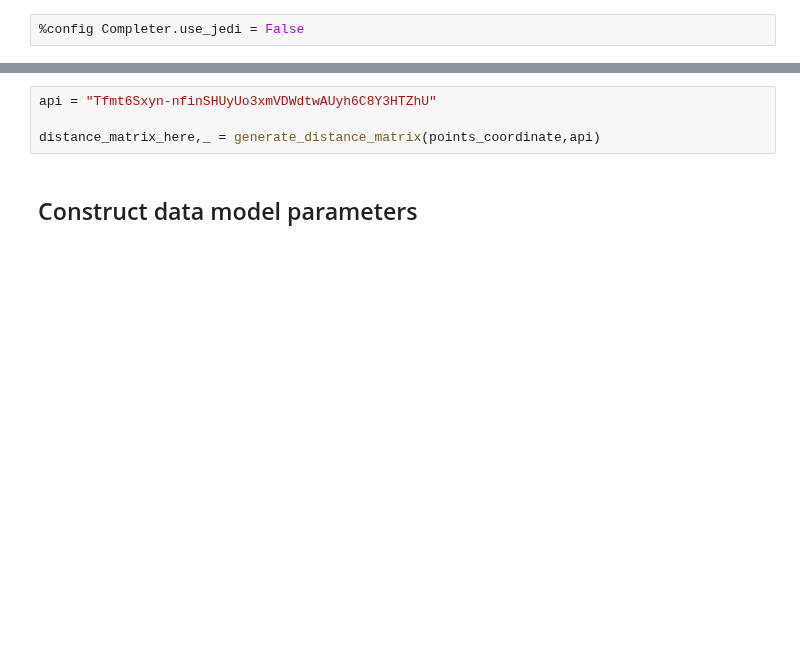
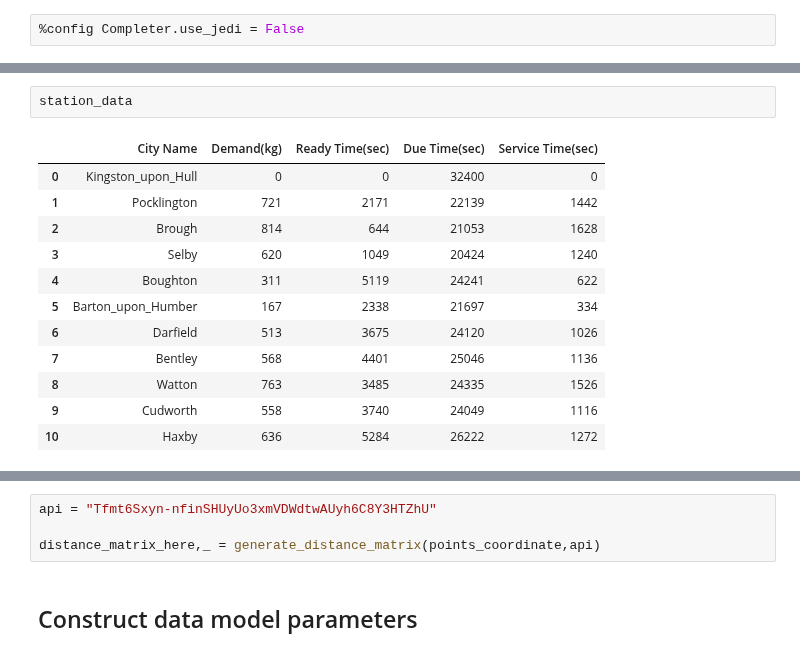
Before and after one commit to kallekj/Explorer, a Jupyter notebook: src/Router.ipynb, the cells around one changed output, grey strips where cells are left out. Cells and saved outputs as stored; diff of their text form; blank space fills up the shorter version.

```diff
--- a/src/Router.ipynb
+++ b/src/Router.ipynb
@@ -67,0 +47,15 @@ def print_solution(data, manager, routing, solution):
+# %%
+station_data
+# %% [output]
+|  | City Name | Demand(kg) | Ready Time(sec) | Due Time(sec) | Service Time(sec) |
+| 0 | Kingston_upon_Hull | 0 | 0 | 32400 | 0 |
+| 1 | Pocklington | 721 | 2171 | 22139 | 1442 |
+| 2 | Brough | 814 | 644 | 21053 | 1628 |
+| 3 | Selby | 620 | 1049 | 20424 | 1240 |
+| 4 | Boughton | 311 | 5119 | 24241 | 622 |
+| 5 | Barton_upon_Humber | 167 | 2338 | 21697 | 334 |
+| 6 | Darfield | 513 | 3675 | 24120 | 1026 |
+| 7 | Bentley | 568 | 4401 | 25046 | 1136 |
+| 8 | Watton | 763 | 3485 | 24335 | 1526 |
+| 9 | Cudworth | 558 | 3740 | 24049 | 1116 |
+| 10 | Haxby | 636 | 5284 | 26222 | 1272 |
```
Also changed, not shown: parts of 21 cells of this notebook, 1 other file.
